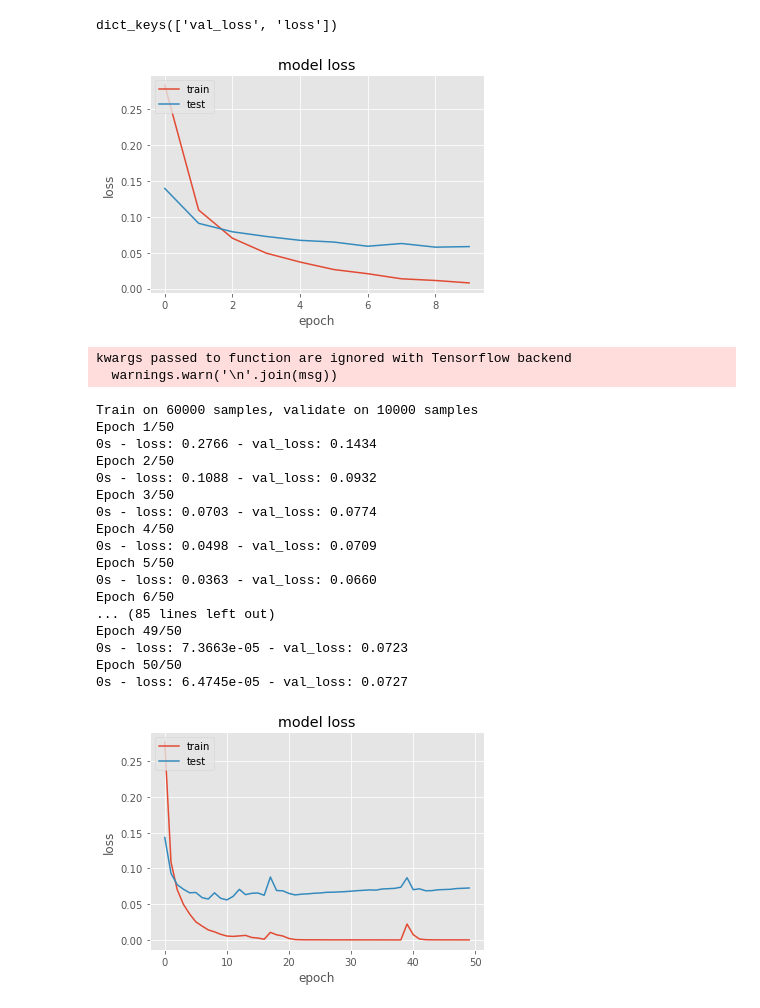
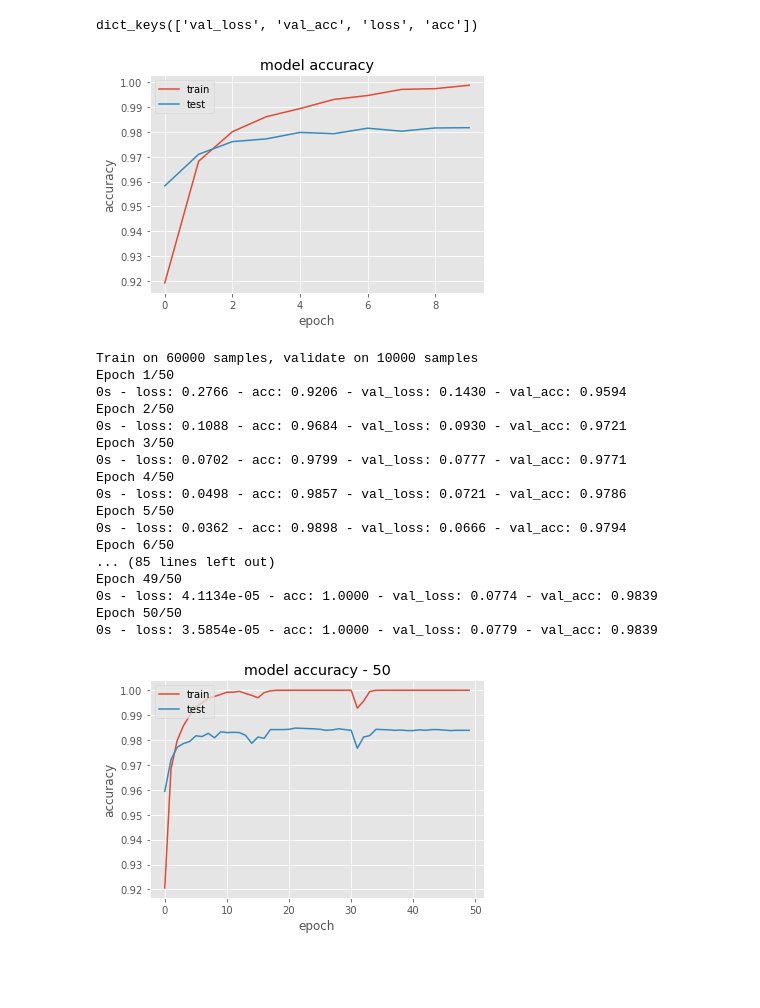
Before and after one commit to zachwarren4/Deep-Learning-the-SDSS, a Jupyter notebook: handwriting_example/basic_nn.ipynb, the cells around one changed output. Drawn from its saved outputs; the diff is of its cells as text; code cells hidden in the pictures; blank space fills up the shorter version.

```diff
--- a/handwriting_example/basic_nn.ipynb
+++ b/handwriting_example/basic_nn.ipynb
@@ -28,7 +30,7 @@ def baseline_model():
     model = Sequential()
     model.add(Dense(num_pixels, input_dim=num_pixels, kernel_initializer='normal', activation='relu'))
     model.add(Dense(num_classes, kernel_initializer='normal',activation = 'softmax'))
-    model.compile(loss='categorical_crossentropy',optimizer='adam',metrix=['accuracy'])
+    model.compile(loss='categorical_crossentropy',optimizer='adam',metrics=['accuracy'])
     return model
 # %%
 model = baseline_model()
@@ -57,49 +57,47 @@ Epoch 10/10
 # %%
 print(history.history.keys())
 # %% [output]
-dict_keys(['val_loss', 'loss'])
+dict_keys(['val_loss', 'val_acc', 'loss', 'acc'])
 # %%
-plt.plot(history.history['loss'])
-plt.plot(history.history['val_loss'])
-plt.title('model loss')
-plt.ylabel('loss')
+plt.plot(history.history['acc'])
+plt.plot(history.history['val_acc'])
+plt.title('model accuracy')
+plt.ylabel('accuracy')
 plt.xlabel('epoch')
 plt.legend(['train','test'], loc='upper left')
-plt.savefig('ten-epoch.jpg')
+plt.savefig('ten-epoch-acc.jpg', DPI=1000)
 plt.show()
 # %% [output]
-[figure, old version]
+[figure, new version]
 # %%
 model2 = baseline_model()
 history2 = model2.fit(X_train,y_train,validation_data=(X_test,y_test),epochs=50,batch_size=200,verbose=2)
 # %% [output]
-kwargs passed to function are ignored with Tensorflow backend
-  warnings.warn('\n'.join(msg))
+Train on 60000 samples, validate on 10000 samples
+Epoch 1/50
+0s - loss: 0.2766 - acc: 0.9206 - val_loss: 0.1430 - val_acc: 0.9594
+Epoch 2/50
+0s - loss: 0.1088 - acc: 0.9684 - val_loss: 0.0930 - val_acc: 0.9721
+Epoch 3/50
+0s - loss: 0.0702 - acc: 0.9799 - val_loss: 0.0777 - val_acc: 0.9771
+Epoch 4/50
+0s - loss: 0.0498 - acc: 0.9857 - val_loss: 0.0721 - val_acc: 0.9786
+Epoch 5/50
+0s - loss: 0.0362 - acc: 0.9898 - val_loss: 0.0666 - val_acc: 0.9794
+Epoch 6/50
+... (85 lines left out)
+Epoch 49/50
+0s - loss: 4.1134e-05 - acc: 1.0000 - val_loss: 0.0774 - val_acc: 0.9839
+Epoch 50/50
+0s - loss: 3.5854e-05 - acc: 1.0000 - val_loss: 0.0779 - val_acc: 0.9839
-Train on 60000 samples, validate on 10000 samples
-Epoch 1/50
-0s - loss: 0.2766 - val_loss: 0.1434
-Epoch 2/50
-0s - loss: 0.1088 - val_loss: 0.0932
-Epoch 3/50
-0s - loss: 0.0703 - val_loss: 0.0774
-Epoch 4/50
-0s - loss: 0.0498 - val_loss: 0.0709
-Epoch 5/50
-0s - loss: 0.0363 - val_loss: 0.0660
-Epoch 6/50
-... (85 lines left out)
-Epoch 49/50
-0s - loss: 7.3663e-05 - val_loss: 0.0723
-Epoch 50/50
-0s - loss: 6.4745e-05 - val_loss: 0.0727
 # %%
-plt.plot(history2.history['loss'])
-plt.plot(history2.history['val_loss'])
-plt.title('model loss')
-plt.ylabel('loss')
+plt.plot(history2.history['acc'])
+plt.plot(history2.history['val_acc'])
+plt.title('model accuracy - 50')
+plt.ylabel('accuracy')
 plt.xlabel('epoch')
 plt.legend(['train','test'], loc='upper left')
-plt.savefig('fifty-epoch.jpg')
+plt.savefig('fifty-epoch-acc.jpg', DPI=1000)
 plt.show()
 # %% [output]
-[figure, old version]
+[figure, new version]
```
Also changed, not shown: parts of 4 cells of this notebook, 3 other files.
